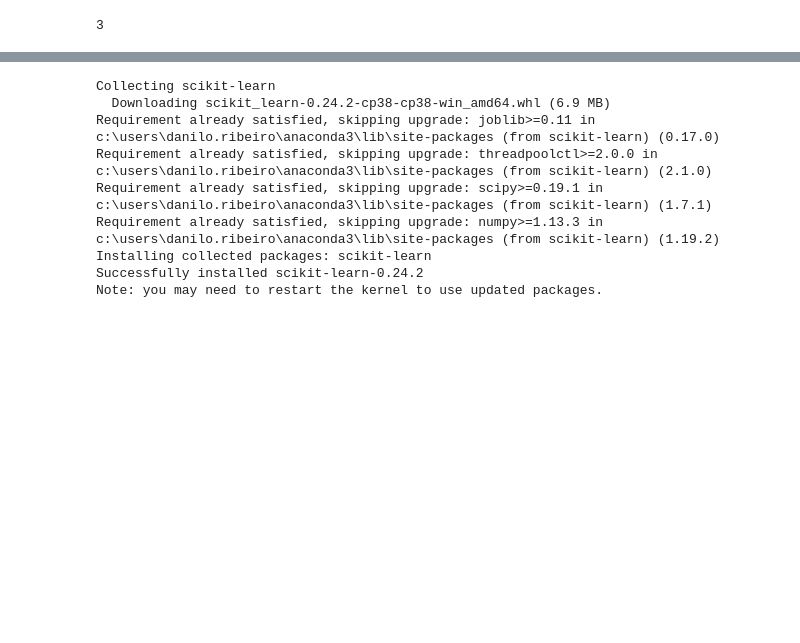
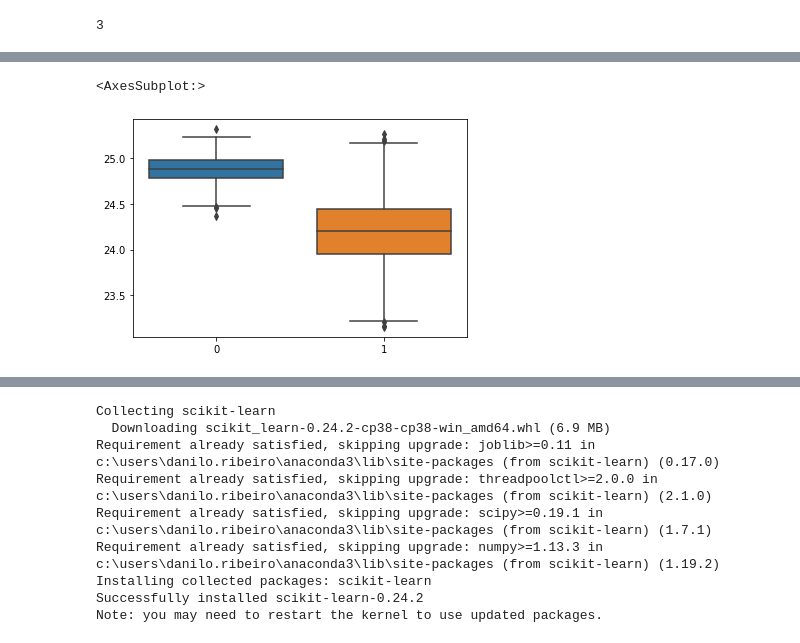
Before and after one commit to dan1lo/PesquisaDoutoradoPosDiferencas, a Jupyter notebook: pesquisa_sexo_completo.ipynb, the cells around one changed output, grey strips where cells are left out. Saved outputs shown, nothing was run; the diff lists cells and outputs as text; code cells hidden in the pictures; blank space fills up the shorter version.

```diff
--- a/pesquisa_sexo_completo.ipynb
+++ b/pesquisa_sexo_completo.ipynb
@@ -508 +505,6 @@ T-test    1.0
+# %%
+sns.boxplot(data= [interpessoalMasculinoBS ,interpessoalFemininoBS])
+# %% [output]
+<AxesSubplot:>
+[figure, added]
 # %%
```
Also changed, not shown: parts of 5 cells of this notebook.
